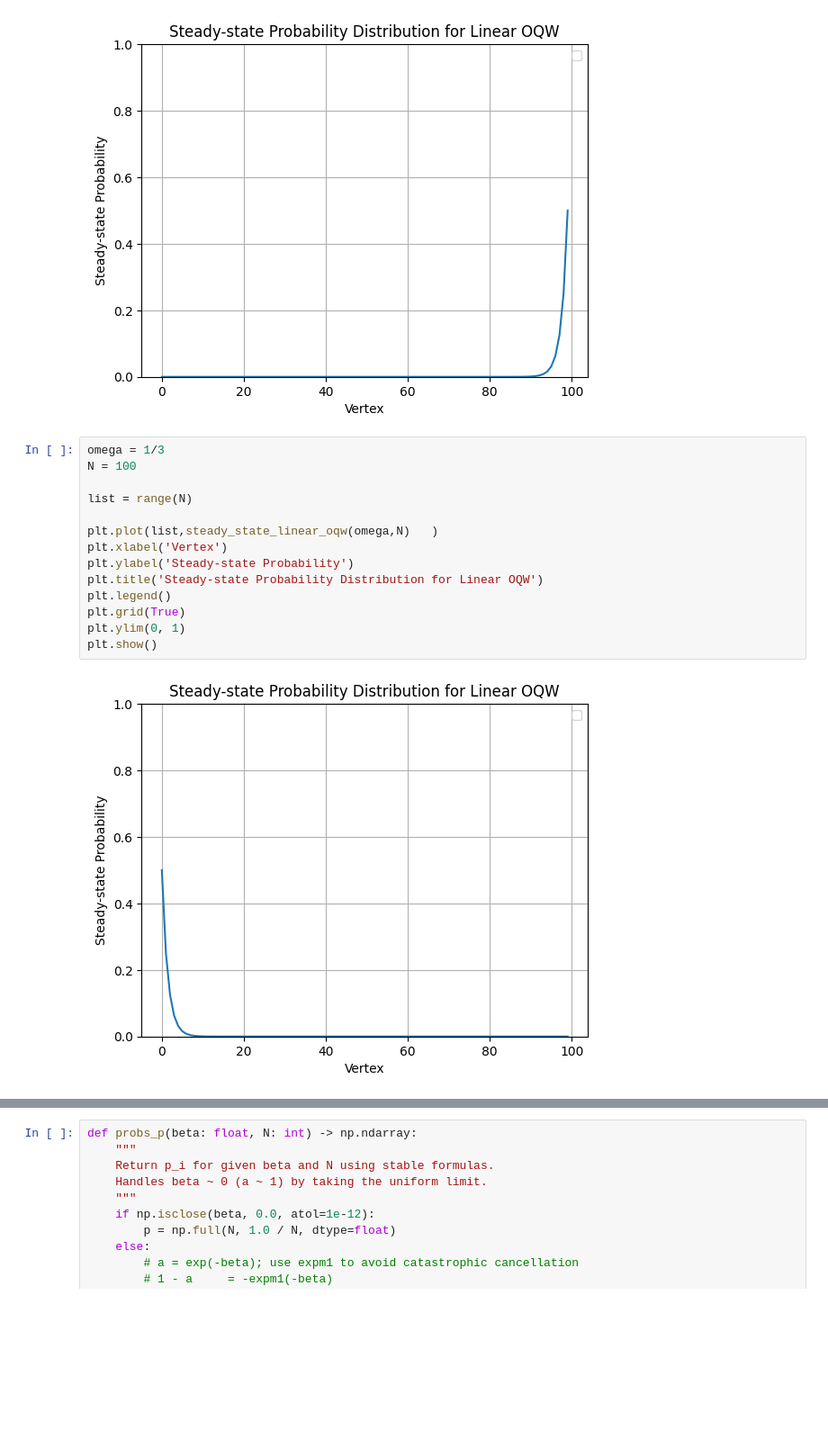
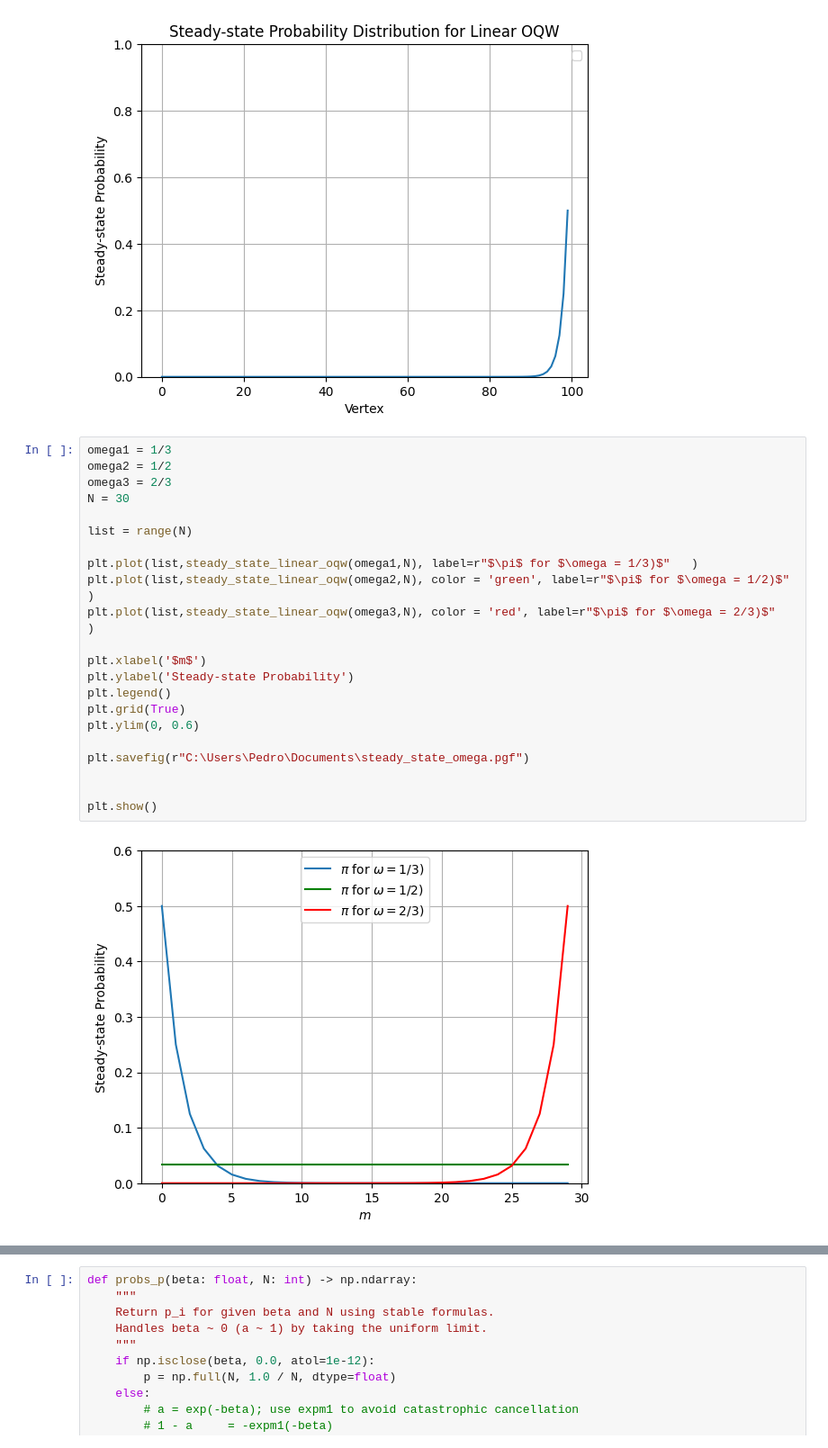
Before and after one commit to pedrolinckm/OQW-Thermodynamics, a Jupyter notebook: thermodynamics_oqw.ipynb, the cells around one changed output, grey strips where cells are left out. Shown at 90% size. Drawn from its saved outputs; the diff is of its cells as text; blank space fills up the shorter version.

```diff
--- a/thermodynamics_oqw.ipynb
+++ b/thermodynamics_oqw.ipynb
@@ -26,21 +26,29 @@ plt.show()
 # %% [output]
 [figure]
 # %%
-omega = 1/3
-N = 100
+omega1 = 1/3
+omega2 = 1/2
+omega3 = 2/3
+N = 30
 
 list = range(N)
 
-plt.plot(list,steady_state_linear_oqw(omega,N)   )
-plt.xlabel('Vertex')
+plt.plot(list,steady_state_linear_oqw(omega1,N), label=r"$\pi$ for $\omega = 1/3)$"   )
+plt.plot(list,steady_state_linear_oqw(omega2,N), color = 'green', label=r"$\pi$ for $\omega = 1/2)$"   )
+plt.plot(list,steady_state_linear_oqw(omega3,N), color = 'red', label=r"$\pi$ for $\omega = 2/3)$"   )
+
+plt.xlabel('$m$')
 plt.ylabel('Steady-state Probability')
-plt.title('Steady-state Probability Distribution for Linear OQW')
 plt.legend()
 plt.grid(True)
-plt.ylim(0, 1)
+plt.ylim(0, 0.6)
+
+plt.savefig(r"C:\Users\Pedro\Documents\steady_state_omega.pgf")
+
+
 plt.show()
 # %% [output]
-[figure, old version]
+[figure, new version]
 # %%
 # Define omega avoiding 0 and 1 to prevent division by zero
 omega = np.linspace(0.01, 0.99, 1000)
```
Also changed, not shown: parts of 3 cells of this notebook.
